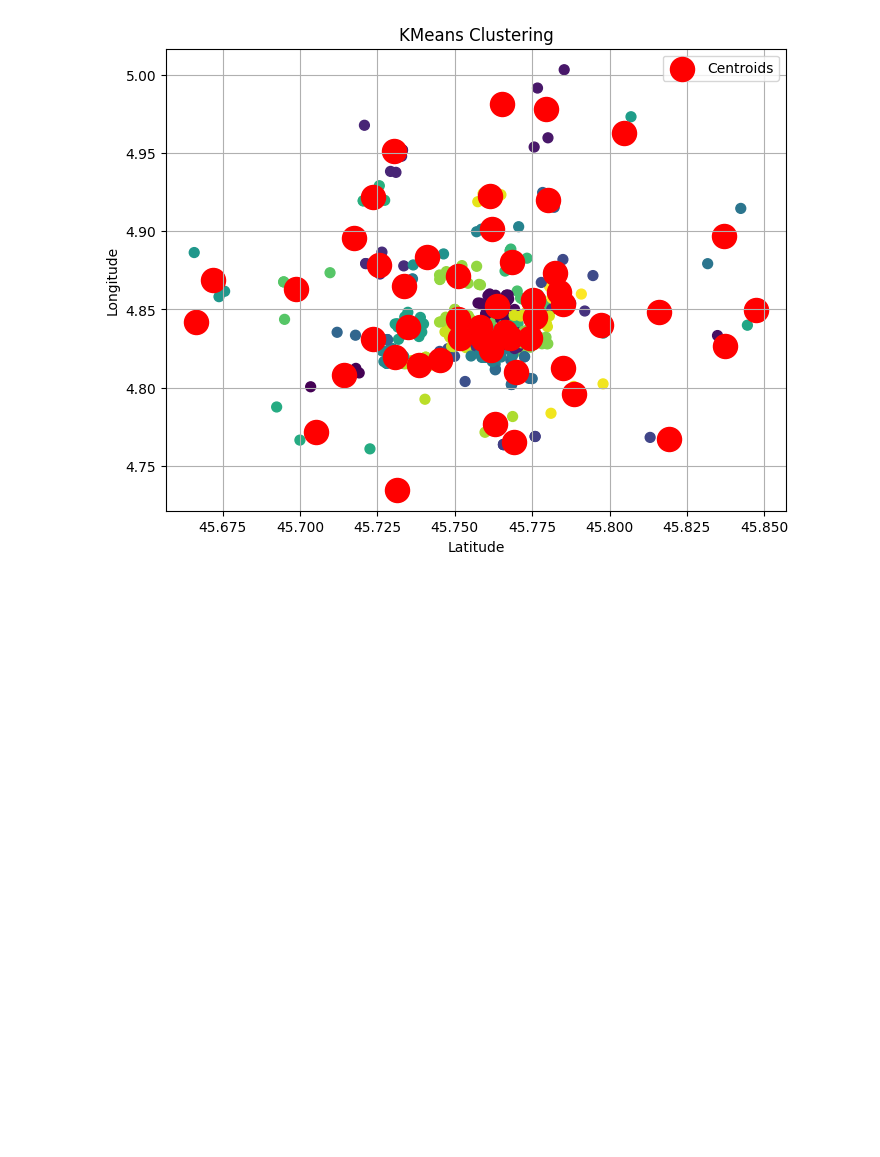
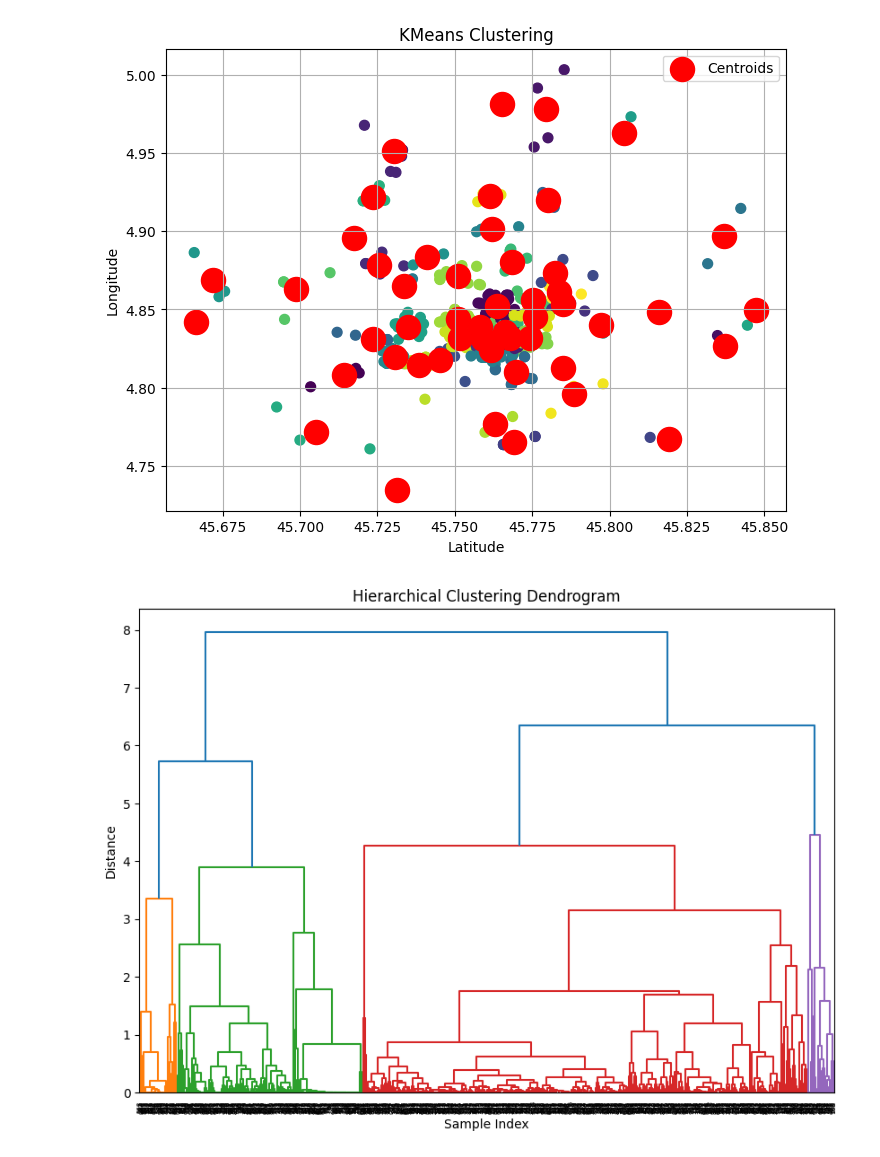
Before and after one commit to yolaatar/4IF_data_mining, a Jupyter notebook: data-analysis.ipynb, the cells around one changed output. Saved outputs shown, nothing was run; the diff lists cells and outputs as text; code cells hidden in the pictures; blank space fills up the shorter version.

```diff
--- a/data-analysis.ipynb
+++ b/data-analysis.ipynb
@@ -225,0 +228,13 @@ plt.show()
+# %%
+# Compute linkage matrix
+linkage_matrix = linkage(scaled_data, method='complete')  # 'ward', 'single', 'complete', etc.
+
+# Plot dendrogram
+plt.figure(figsize=(10, 7))
+dendrogram(linkage_matrix)
+plt.title("Hierarchical Clustering Dendrogram")
+plt.xlabel("Sample Index")
+plt.ylabel("Distance")
+plt.show()
+# %% [output]
+[figure, added]
```
Also changed, not shown: parts of 3 cells of this notebook.
